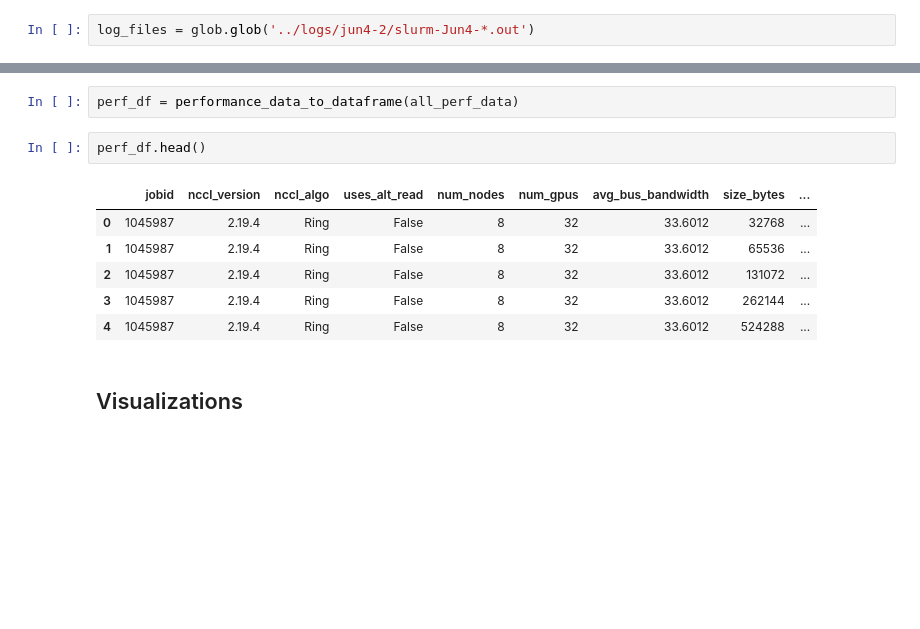
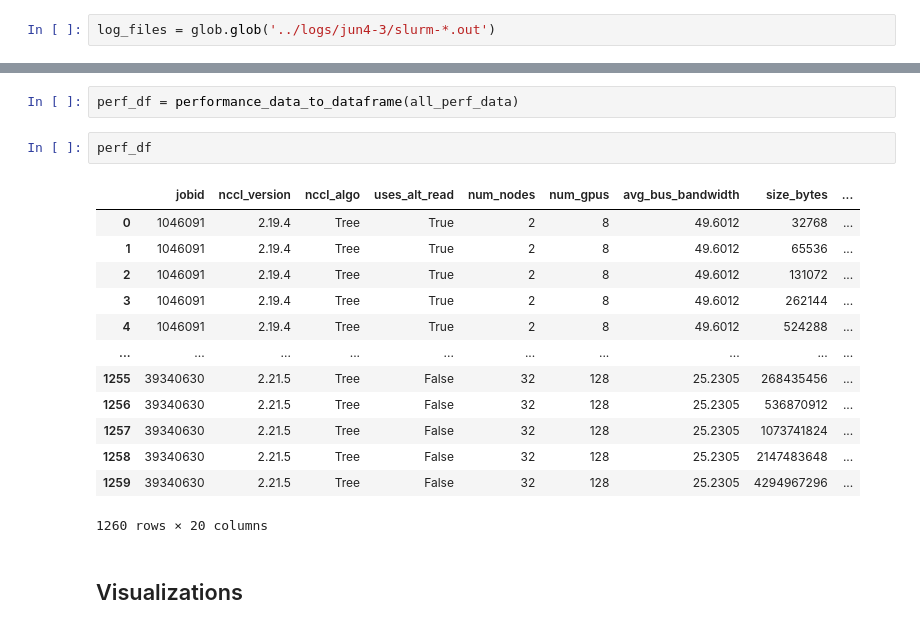
Before and after one commit to sparticlesteve/nccl-benchmarking, a Jupyter notebook: notebooks/plot_results.ipynb, the cells around one changed output, grey strips where cells are left out. Cells and saved outputs as stored; diff of their text form; blank space fills up the shorter version.

```diff
--- a/notebooks/plot_results.ipynb
+++ b/notebooks/plot_results.ipynb
@@ -13,7 +13,7 @@ from utils.plotting import plot_nccl_performance, plot_nccl_comparison_matrix
 # %% [markdown]
 ## Input files
 # %%
-log_files = glob.glob('../logs/jun4-2/slurm-Jun4-*.out')
+log_files = glob.glob('../logs/jun4-3/slurm-*.out')
 # %%
 log_files
 # %% [output]
@@ -41,14 +41,21 @@ all_perf_data = [parse_nccl_log(log_file) for log_file in log_files]
 # %%
 perf_df = performance_data_to_dataframe(all_perf_data)
 # %%
-perf_df.head()
+perf_df
 # %% [output]
 |  | jobid | nccl_version | nccl_algo | uses_alt_read | num_nodes | num_gpus | avg_bus_bandwidth | size_bytes | ... |
-| 0 | 1045987 | 2.19.4 | Ring | False | 8 | 32 | 33.6012 | 32768 | ... |
-| 1 | 1045987 | 2.19.4 | Ring | False | 8 | 32 | 33.6012 | 65536 | ... |
-| 2 | 1045987 | 2.19.4 | Ring | False | 8 | 32 | 33.6012 | 131072 | ... |
-| 3 | 1045987 | 2.19.4 | Ring | False | 8 | 32 | 33.6012 | 262144 | ... |
-| 4 | 1045987 | 2.19.4 | Ring | False | 8 | 32 | 33.6012 | 524288 | ... |
+| 0 | 1046091 | 2.19.4 | Tree | True | 2 | 8 | 49.6012 | 32768 | ... |
+| 1 | 1046091 | 2.19.4 | Tree | True | 2 | 8 | 49.6012 | 65536 | ... |
+| 2 | 1046091 | 2.19.4 | Tree | True | 2 | 8 | 49.6012 | 131072 | ... |
+| 3 | 1046091 | 2.19.4 | Tree | True | 2 | 8 | 49.6012 | 262144 | ... |
+| 4 | 1046091 | 2.19.4 | Tree | True | 2 | 8 | 49.6012 | 524288 | ... |
+| ... | ... | ... | ... | ... | ... | ... | ... | ... | ... |
+| 1255 | 39340630 | 2.21.5 | Tree | False | 32 | 128 | 25.2305 | 268435456 | ... |
+| 1256 | 39340630 | 2.21.5 | Tree | False | 32 | 128 | 25.2305 | 536870912 | ... |
+| 1257 | 39340630 | 2.21.5 | Tree | False | 32 | 128 | 25.2305 | 1073741824 | ... |
+| 1258 | 39340630 | 2.21.5 | Tree | False | 32 | 128 | 25.2305 | 2147483648 | ... |
+| 1259 | 39340630 | 2.21.5 | Tree | False | 32 | 128 | 25.2305 | 4294967296 | ... |
+1260 rows × 20 columns
 # %% [markdown]
 ## Visualizations
 # %%
```
Also changed, not shown: parts of 8 cells of this notebook.
